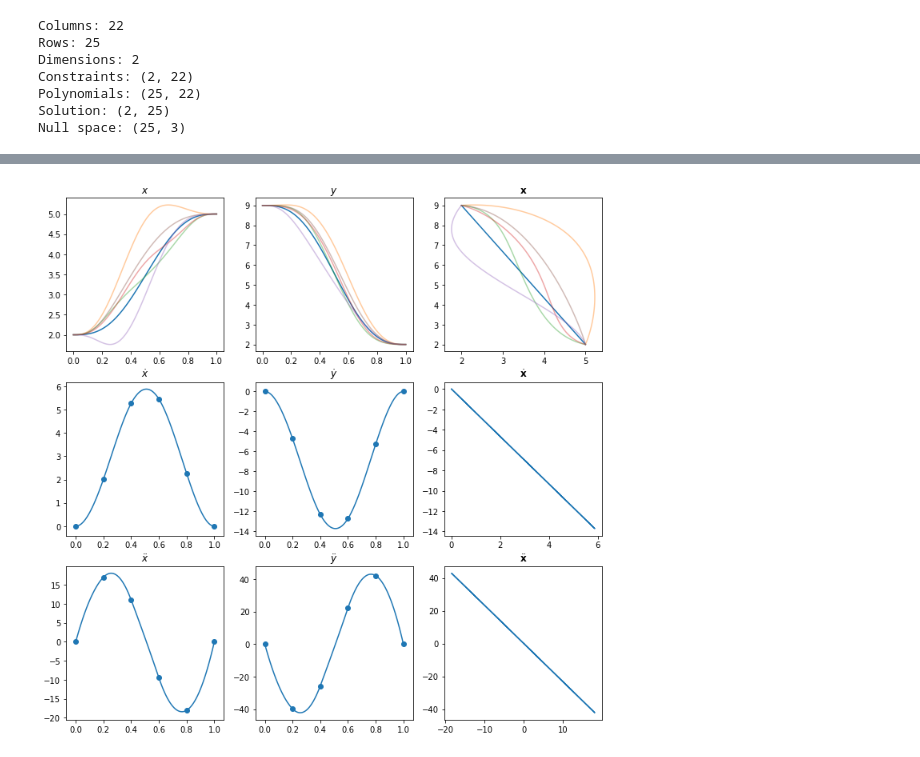
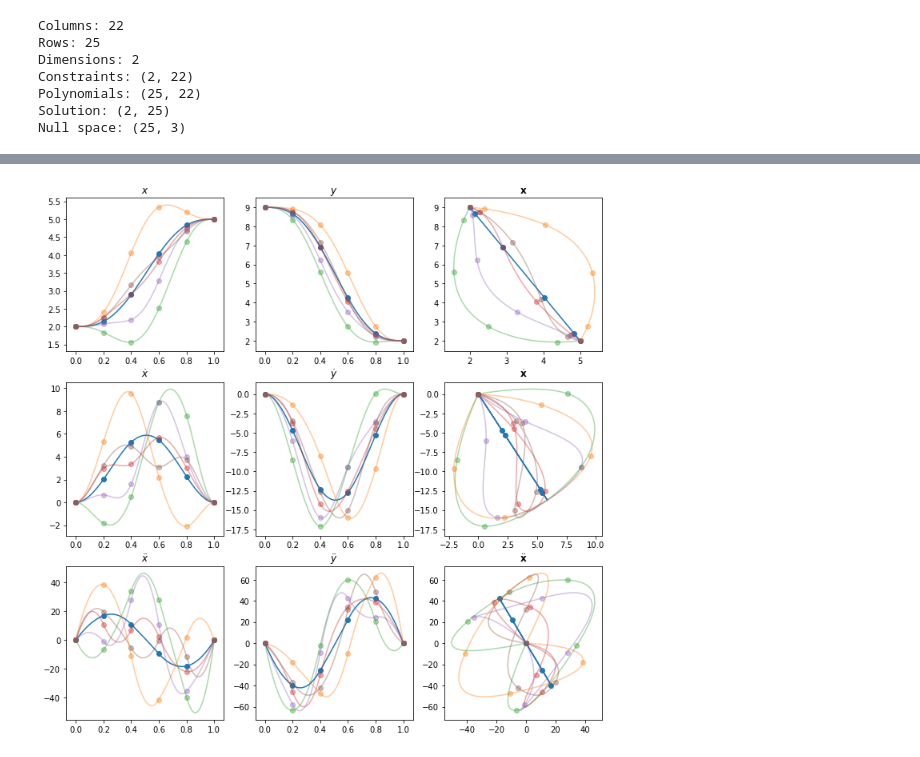
Before and after one commit to pnvyshnav/smap_PD, a Jupyter notebook: stats/Min Snap Trajectory.ipynb, the cells around one changed output, grey strips where cells are left out. Saved outputs shown, nothing was run; the diff lists cells and outputs as text; code cells hidden in the pictures.

```diff
--- a/stats/Min Snap Trajectory.ipynb
+++ b/stats/Min Snap Trajectory.ipynb
@@ -210,22 +210,34 @@ Polynomials: (25, 22)
 Solution: (2, 25)
 Null space: (25, 3)
 # %%
-def plot_solution(ax, sol, intermediary=20, alpha=1):
+%matplotlib inline
+def trajectory_curve(sol, intermediary=20):
     curve = []
     ts = []
+    dots = []
     for i, (t1, t2) in enumerate(zip(times, times[1:])):
         poly = np.poly1d((sol[i, :]))
         if i == 0:
             curve.append(np.polyval(poly, 0))
             ts.append(0)
         step = (t2-t1) / intermediary
+        dots.append(np.polyval(poly, 0))
         for j in range(1, intermediary+1):
             curve.append(np.polyval(poly, j*step))
             ts.append(t1 + j*step)
-    ax.plot(ts, curve, alpha=alpha)
-    return curve
+        if i == len(times)-2:
+            dots.append(np.polyval(poly, t2-t1))
+    return ts, curve, dots
 
-def plot_derivation(ax, sol, der=1, intermediary=20, alpha=1):
+def trajectory_dots(sol):
+    dots = []
+    for i, (t1, t2) in enumerate(zip(times, times[1:])):
+        dots.append(np.polyval(poly, 0))
+        if i == len(times)-2:
+            dots.append(np.polyval(poly, t2-t1))
+    return dots
+
+def trajectory_curve_derivation(sol, der=1, intermediary=20):
     curve = []
     ts = []
     dots = []
@@ -242,35 +254,86 @@ def plot_derivation(ax, sol, der=1, intermediary=20, alpha=1):
             ts.append(t1 + j*step)
         if i == len(times)-2:
             dots.append(np.polyval(poly, t2-t1))
-    ax.plot(ts, curve, alpha=alpha)
-    ax.scatter(times, dots)
-    return curve
+    return ts, curve, dots
 
+def trajectory_dots_derivation(sol, der=1, intermediary=20):
+    dots = []
+    for i, (t1, t2) in enumerate(zip(times, times[1:])):
+        poly = np.poly1d((sol[i, :]))
+        poly = np.polyder(poly, m=der)
+        dots.append(np.polyval(poly, 0))
+        if i == len(times)-2:
+            dots.append(np.polyval(poly, t2-t1))
+    return dots
+
+dd = degree + 1
 fig, ((ax1, ax2, ax3), (ax4, ax5, ax6), (ax7, ax8, ax9)) = plt.subplots(3, 3, figsize=(12, 12))
 ax1.set_title("$x$")
 ax2.set_title("$y$")
 ax3.set_title("$\\bf x$")
-xs = plot_solution(ax1, solution[0,:].reshape((-1, dd)))
-ys = plot_solution(ax2, solution[1,:].reshape((-1, dd)))
+ts, xs, xdots = trajectory_curve(solution[0,:].reshape((-1, dd)))
+ax1.plot(ts, xs)
+ax1.scatter(times, xdots)
+_, ys, ydots = trajectory_curve(solution[1,:].reshape((-1, dd)))
+ax2.plot(ts, ys)
+ax2.scatter(times, ydots)
 ax3.plot(xs, ys)
+ax3.scatter(xdots, ydots)
+rs = []
 for k in range(5):
     r = 500 * (np.random.rand(free.shape[1], 1) - 0.5)
+    rs.append(r)
     sol = solution + free.dot(r).T
-#     sol = sol.reshape((-1, dd))
-    xs = plot_solution(ax1, sol[0,:].reshape((-1, dd)), alpha=0.4)
-    ys = plot_solution(ax2, sol[1,:].reshape((-1, dd)), alpha=0.4)
+    _, xs, xdots = trajectory_curve(sol[0,:].reshape((-1, dd)))
+    ax1.plot(ts, xs, alpha=0.4)
+    ax1.scatter(times, xdots, alpha=0.4)
+    _, ys, ydots = trajectory_curve(sol[1,:].reshape((-1, dd)))
+    ax2.plot(ts, ys, alpha=0.4)
+    ax2.scatter(times, ydots, alpha=0.4)
     ax3.plot(xs, ys, alpha=0.4)
+    ax3.scatter(xdots, ydots, alpha=0.4)
 
 ax4.set_title("$\\dot{x}$")
 ax5.set_title("$\\dot{y}$")
 ax6.set_title("$\\dot{\\bf x}$")
-xs = plot_derivation(ax4, solution[0,:].reshape((-1, dd)))
-ys = plot_derivation(ax5, solution[1,:].reshape((-1, dd)))
+ts, xs, xdots = trajectory_curve_derivation(solution[0,:].reshape((-1, dd)))
+ax4.plot(ts, xs)
+ax4.scatter(times, xdots)
+_, ys, ydots = trajectory_curve_derivation(solution[1,:].reshape((-1, dd)))
+ax5.plot(ts, ys)
+ax5.scatter(times, ydots)
 ax6.plot(xs, ys)
+ax6.scatter(xdots, ydots)
+for r in rs:
+    sol = solution + free.dot(r).T
+    _, xs, xdots = trajectory_curve_derivation(sol[0,:].reshape((-1, dd)))
+    ax4.plot(ts, xs, alpha=0.4)
+    ax4.scatter(times, xdots, alpha=0.4)
+    _, ys, ydots = trajectory_curve_derivation(sol[1,:].reshape((-1, dd)))
+    ax5.plot(ts, ys, alpha=0.4)
+    ax5.scatter(times, ydots, alpha=0.4)
+    ax6.plot(xs, ys, alpha=0.4)
+    ax6.scatter(xdots, ydots, alpha=0.4)
+
 ax7.set_title("$\\ddot{x}$")
 ax8.set_title("$\\ddot{y}$")
 ax9.set_title("$\\ddot{\\bf x}$")
-xs = plot_derivation(ax7, solution[0,:].reshape((-1, dd)), der=2)
-ys = plot_derivation(ax8, solution[1,:].reshape((-1, dd)), der=2)
+ts, xs, xdots = trajectory_curve_derivation(solution[0,:].reshape((-1, dd)), der=2)
+ax7.plot(ts, xs)
+ax7.scatter(times, xdots)
+_, ys, ydots = trajectory_curve_derivation(solution[1,:].reshape((-1, dd)), der=2)
+ax8.plot(ts, ys)
+ax8.scatter(times, ydots)
 ax9.plot(xs, ys)
+ax9.scatter(xdots, ydots)
+for r in rs:
+    sol = solution + free.dot(r).T
+    _, xs, xdots = trajectory_curve_derivation(sol[0,:].reshape((-1, dd)), der=2)
+    ax7.plot(ts, xs, alpha=0.4)
+    ax7.scatter(times, xdots, alpha=0.4)
+    _, ys, ydots = trajectory_curve_derivation(sol[1,:].reshape((-1, dd)), der=2)
+    ax8.plot(ts, ys, alpha=0.4)
+    ax8.scatter(times, ydots, alpha=0.4)
+    ax9.plot(xs, ys, alpha=0.4)
+    ax9.scatter(xdots, ydots, alpha=0.4)
 # %% [output]
@@ -278,4 +340,4 @@ ax9.plot(xs, ys)
-[figure, old version]
+[figure, new version]
 # %%
 # generate 2d toy map
 voxel_size = 0.1
```
Also changed, not shown: parts of 8 cells of this notebook, 1 other file.
